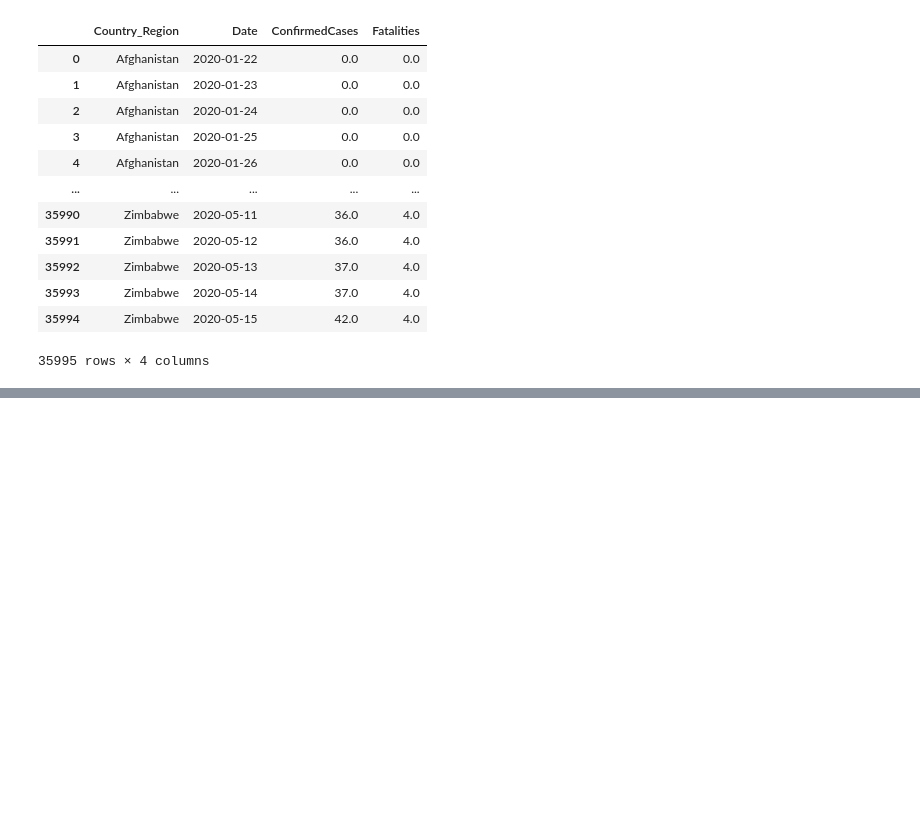
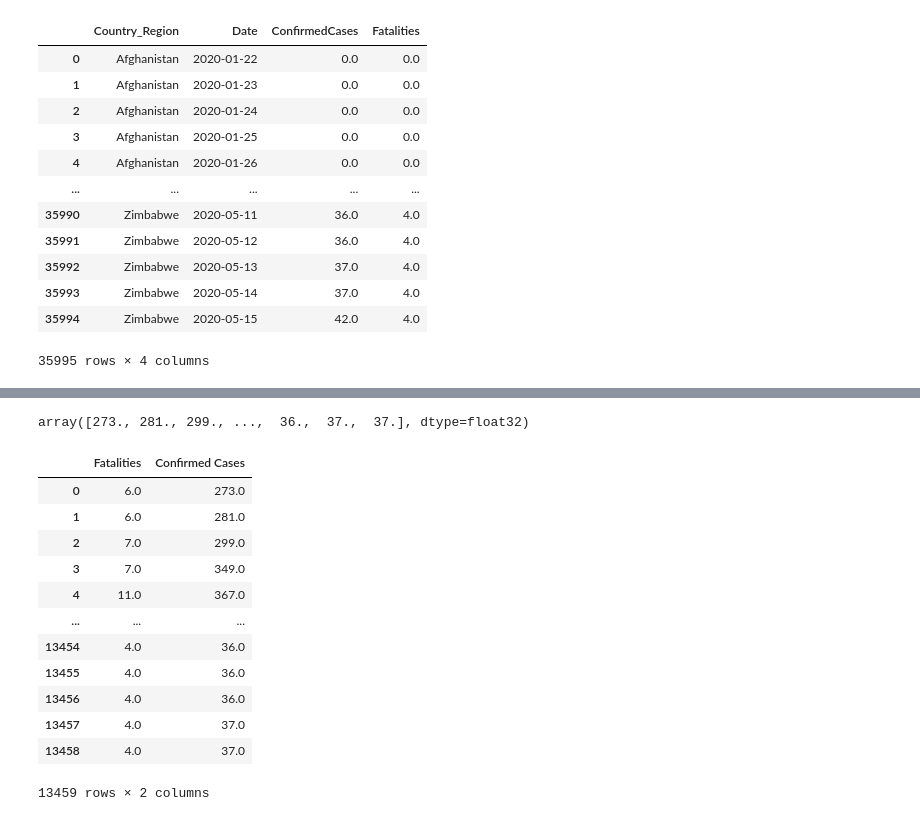
Before and after one commit to laynouch/COVID, a Jupyter notebook: Covid.ipynb, the cells around one changed output, grey strips where cells are left out. Cells and saved outputs as stored; diff of their text form; code cells hidden in the pictures; blank space fills up the shorter version.

```diff
--- a/Covid.ipynb
+++ b/Covid.ipynb
@@ -359,3 +352,8 @@ from sklearn.preprocessing import LabelBinarizer,LabelEncoder,StandardScaler,Min
 lb = LabelEncoder()
 DataTrMod['Country_Region'] = lb.fit_transform(DataTrMod['Country_Region'])
 DataTs['Country_Region'] = lb.transform(DataTs['Country_Region'])
+# %%
+
+scaler = MinMaxScaler()
+x_train = scaler.fit_transform(DataTrMod.values)
+x_test = scaler.transform(DataTs.values)
@@ -361,0 +376,50 @@ DataTs['Country_Region'] = lb.transform(DataTs['Country_Region'])
+# %%
+
+rf = XGBRegressor(n_estimators = 1500 , random_state = 0 , max_depth = 15)
+rf.fit(x_train,cases)
+cases_pred = rf.predict(x_test)
+cases_pred = np.around(cases_pred,decimals = 0)
+x_train_cas = []
+for i in range(len(x_train)):
+    x = list(x_train[i])
+    x.append(cases[i])
+    x_train_cas.append(x)
+x_train_cas[0]
+x_train_cas = np.array(x_train_cas)
+rf = XGBRegressor(n_estimators = 1500 , random_state = 0 , max_depth = 15)
+rf.fit(x_train_cas,fatalities)
+x_test_cas = []
+for i in range(len(x_test)):
+    x = list(x_test[i])
+    x.append(cases_pred[i])
+    x_test_cas.append(x)
+x_test_cas[0]
+x_test_cas = np.array(x_test_cas)
+fatalities_pred = rf.predict(x_test_cas)
+# %%
+cases_pred = np.around(cases_pred,decimals = 0)
+fatalities_pred=np.around(fatalities_pred,decimals = 0)
+# %%
+cases_pred
+# %% [output]
+array([273., 281., 299., ...,  36.,  37.,  37.], dtype=float32)
+# %%
+
+sub=pd.DataFrame(fatalities_pred)
+sub['Confirmed Cases']=cases_pred
+sub.rename(columns = {0:'Fatalities'}, inplace = True)
+sub
+# %% [output]
+|  | Fatalities | Confirmed Cases |
+| 0 | 6.0 | 273.0 |
+| 1 | 6.0 | 281.0 |
+| 2 | 7.0 | 299.0 |
+| 3 | 7.0 | 349.0 |
+| 4 | 11.0 | 367.0 |
+| ... | ... | ... |
+| 13454 | 4.0 | 36.0 |
+| 13455 | 4.0 | 36.0 |
+| 13456 | 4.0 | 36.0 |
+| 13457 | 4.0 | 37.0 |
+| 13458 | 4.0 | 37.0 |
+13459 rows × 2 columns
```
Also changed, not shown: parts of 6 cells of this notebook, 1 other file.
